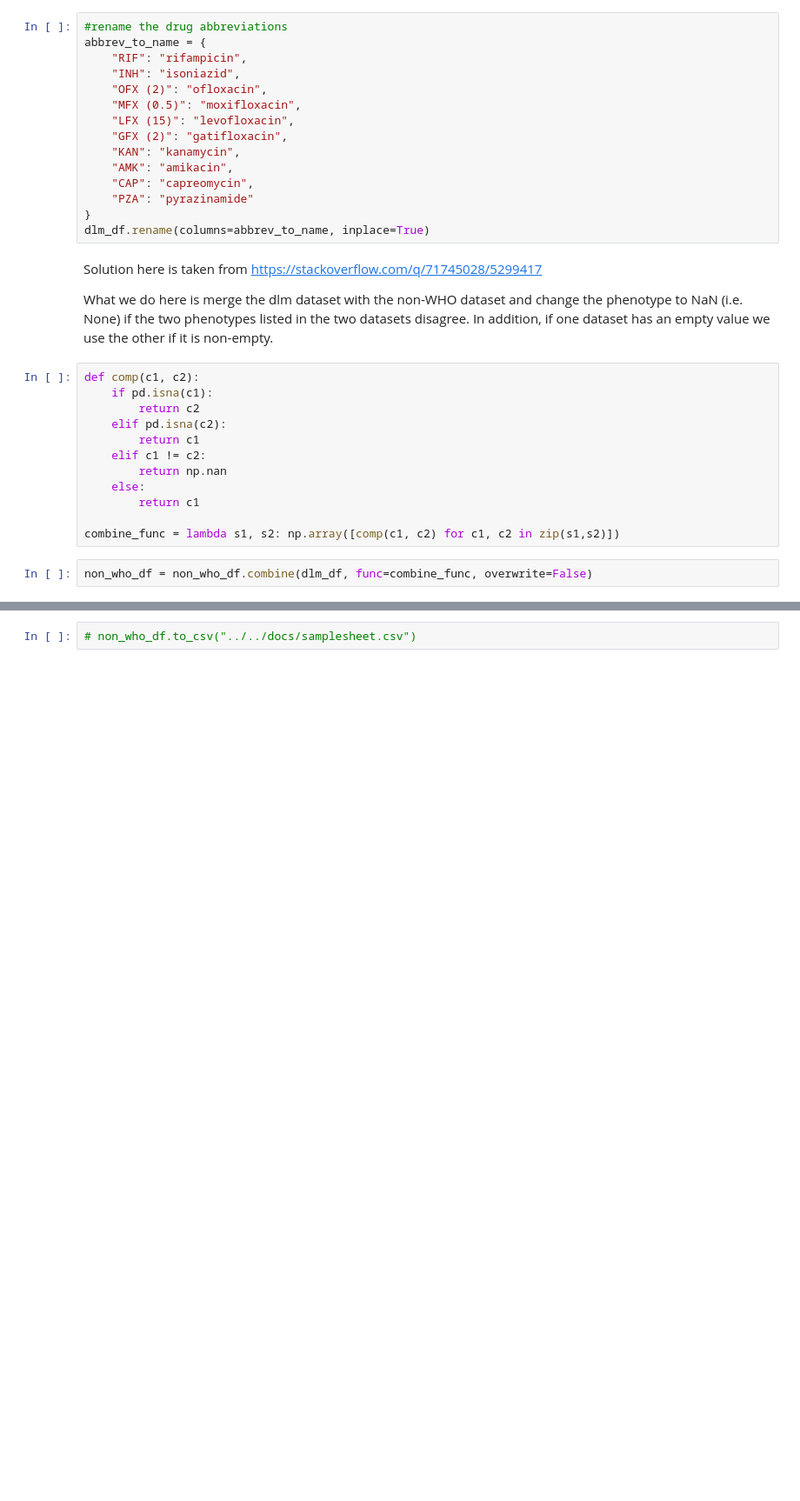
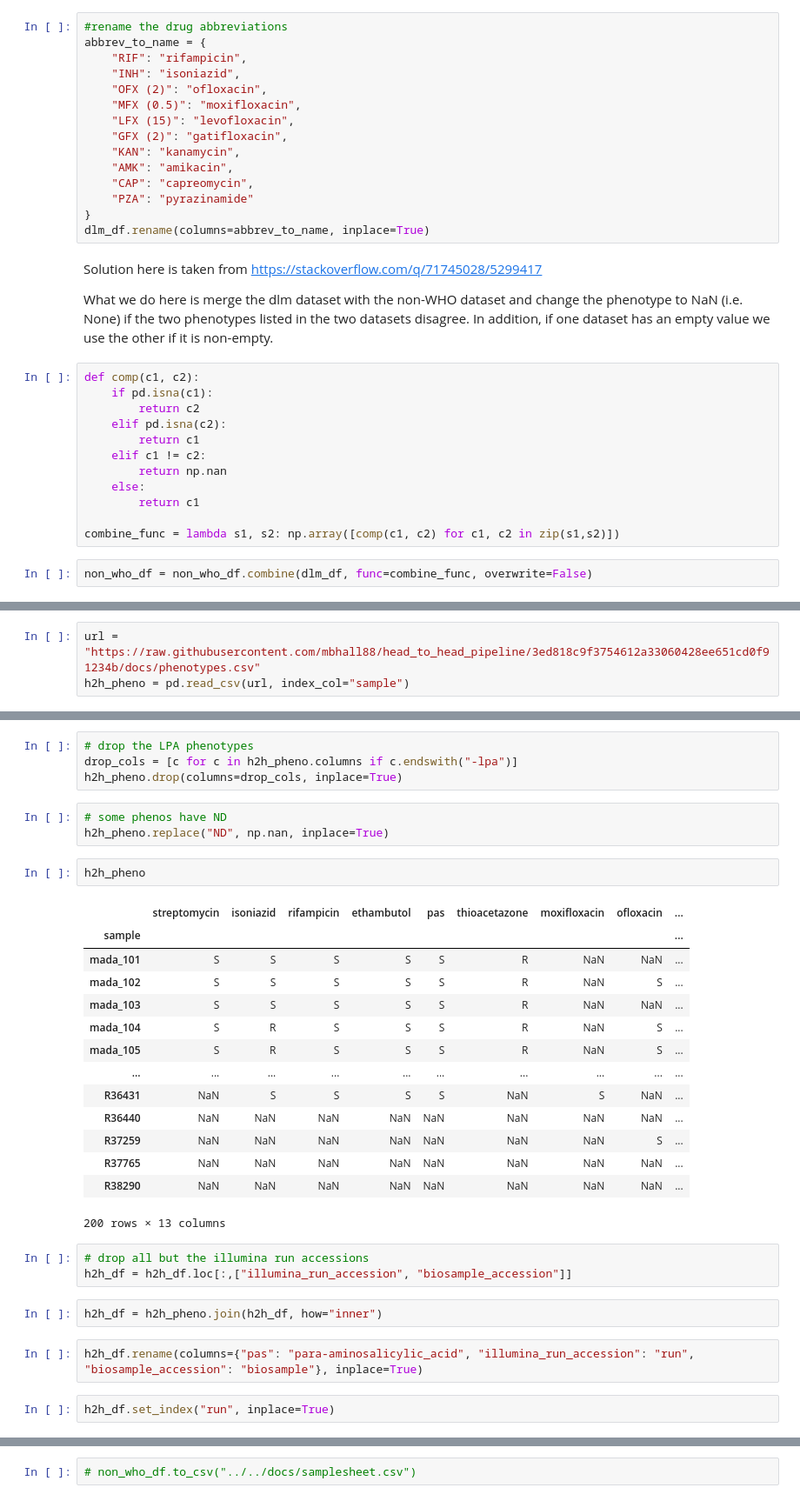
Before and after one commit to mbhall88/WHO-correspondence, a Jupyter notebook: workflow/notebooks/data-cleaning.ipynb, the cells around one changed output, grey strips where cells are left out. Shown: that part at 87% size. Saved outputs shown, nothing was run; the diff lists cells and outputs as text; blank space fills up the shorter version.

```diff
--- a/workflow/notebooks/data-cleaning.ipynb
+++ b/workflow/notebooks/data-cleaning.ipynb
@@ -367,0 +409,3 @@ non_who_df = non_who_df.combine(dlm_df, func=combine_func, overwrite=False)
+# %%
+url = "https://raw.githubusercontent.com/mbhall88/head_to_head_pipeline/3ed818c9f3754612a33060428ee651cd0f91234b/docs/phenotypes.csv"
+h2h_pheno = pd.read_csv(url, index_col="sample")
@@ -367,0 +432,33 @@ non_who_df = non_who_df.combine(dlm_df, func=combine_func, overwrite=False)
+# %%
+# drop the LPA phenotypes
+drop_cols = [c for c in h2h_pheno.columns if c.endswith("-lpa")]
+h2h_pheno.drop(columns=drop_cols, inplace=True)
+# %%
+# some phenos have ND
+h2h_pheno.replace("ND", np.nan, inplace=True)
+# %%
+h2h_pheno
+# %% [output]
+|  | streptomycin | isoniazid | rifampicin | ethambutol | pas | thioacetazone | moxifloxacin | ofloxacin | ... |
+| sample |  |  |  |  |  |  |  |  | ... |
+| mada_101 | S | S | S | S | S | R | NaN | NaN | ... |
+| mada_102 | S | S | S | S | S | R | NaN | S | ... |
+| mada_103 | S | S | S | S | S | R | NaN | NaN | ... |
+| mada_104 | S | R | S | S | S | R | NaN | S | ... |
+| mada_105 | S | R | S | S | S | R | NaN | S | ... |
+| ... | ... | ... | ... | ... | ... | ... | ... | ... | ... |
+| R36431 | NaN | S | S | S | S | NaN | S | NaN | ... |
+| R36440 | NaN | NaN | NaN | NaN | NaN | NaN | NaN | NaN | ... |
+| R37259 | NaN | NaN | NaN | NaN | NaN | NaN | NaN | S | ... |
+| R37765 | NaN | NaN | NaN | NaN | NaN | NaN | NaN | NaN | ... |
+| R38290 | NaN | NaN | NaN | NaN | NaN | NaN | NaN | NaN | ... |
+200 rows × 13 columns
+# %%
+# drop all but the illumina run accessions
+h2h_df = h2h_df.loc[:,["illumina_run_accession", "biosample_accession"]]
+# %%
+h2h_df = h2h_pheno.join(h2h_df, how="inner")
+# %%
+h2h_df.rename(columns={"pas": "para-aminosalicylic_acid", "illumina_run_accession": "run", "biosample_accession": "biosample"}, inplace=True)
+# %%
+h2h_df.set_index("run", inplace=True)
```
Also changed, not shown: parts of 14 cells of this notebook, 3 other files.
